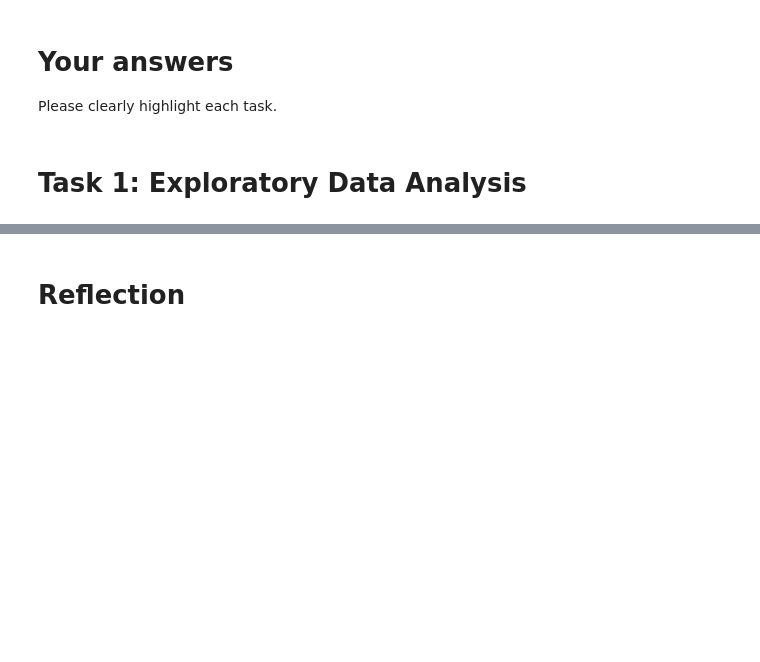
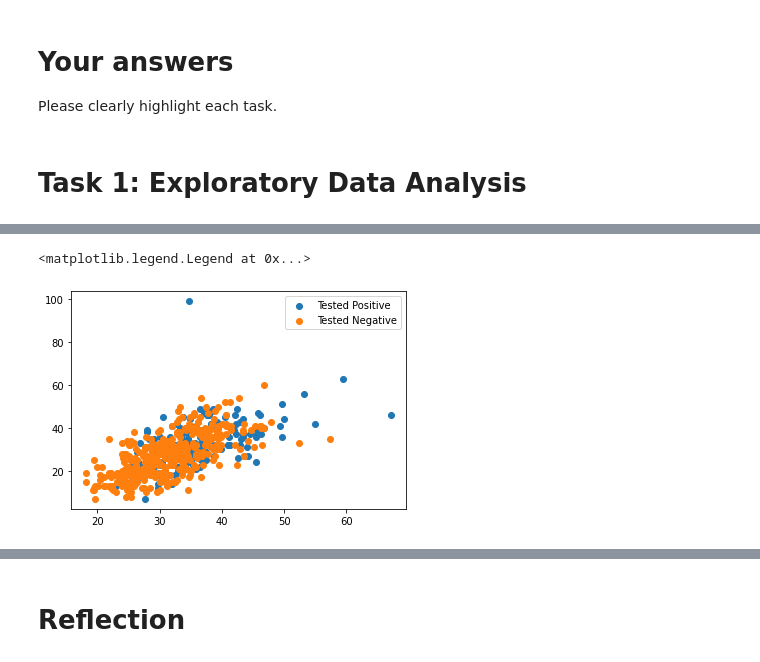
Before and after one commit to matt-drayton/ecm3420-learning-from-data-cwk1, a Jupyter notebook: coursework1_template.ipynb, the cells around one changed output, grey strips where cells are left out. Drawn from its saved outputs; the diff is of its cells as text; code cells hidden in the pictures; blank space fills up the shorter version.

```diff
--- a/coursework1_template.ipynb
+++ b/coursework1_template.ipynb
@@ -118,0 +101,7 @@ sourcevars.corr()
+# %%
+plt.scatter(dia_all['mass'][dia_all['class'] == 'tested_positive'], dia_all['skin'][dia_all['class'] == 'tested_positive'], label="Tested Positive")
+plt.scatter(dia_all['mass'][dia_all['class'] == 'tested_negative'], dia_all['skin'][dia_all['class'] == 'tested_negative'], label="Tested Negative")
+plt.legend()
+# %% [output]
+<matplotlib.legend.Legend at 0x...>
+[figure, added]
```
Also changed, not shown: parts of 25 cells of this notebook, 1 other file.
